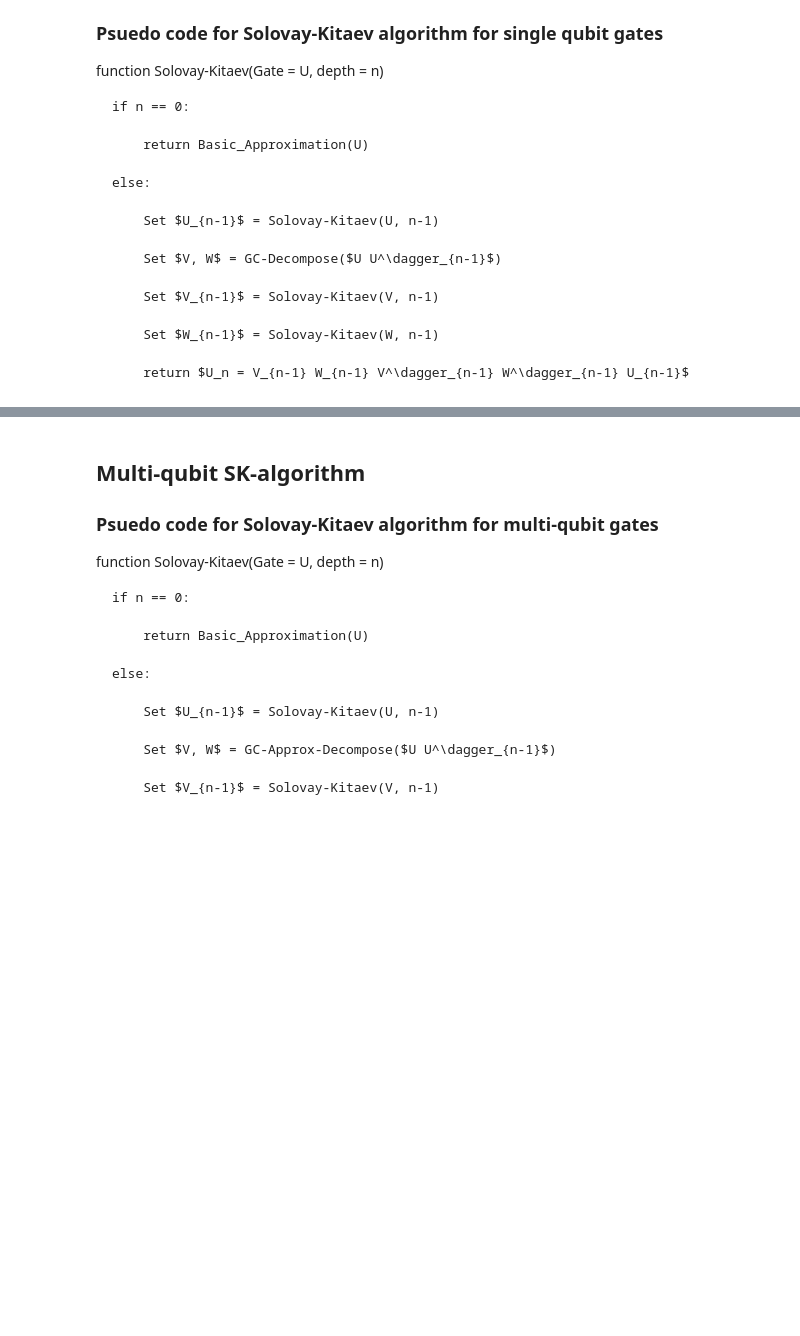
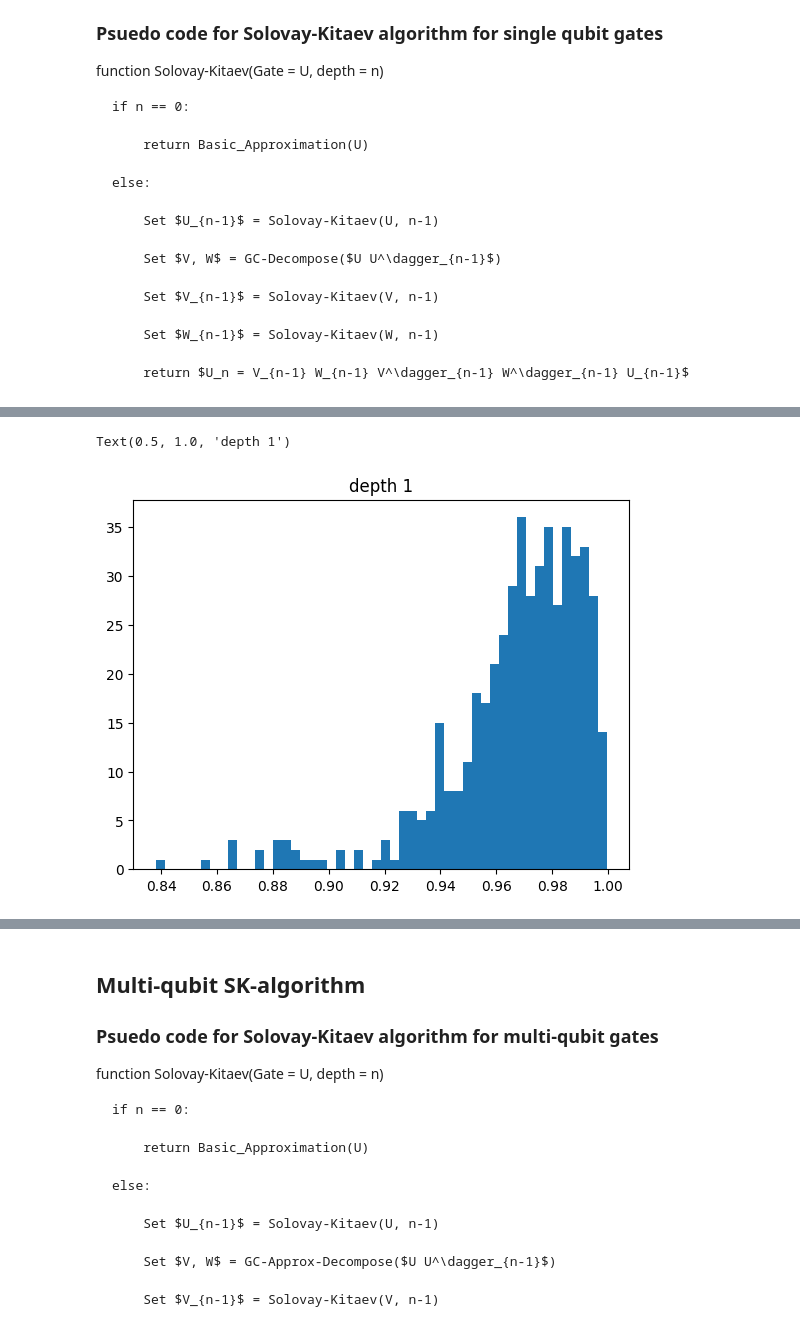
Before and after one commit to TonyDeng0514/Mathematica-codes-for-parastatistics, a Jupyter notebook: SK-decomposition.ipynb, the cells around one changed output, grey strips where cells are left out. Cells and saved outputs as stored; diff of their text form; code cells hidden in the pictures; blank space fills up the shorter version.

```diff
--- a/SK-decomposition.ipynb
+++ b/SK-decomposition.ipynb
@@ -342,0 +278,13 @@ Fidelity: 0.4590028777775623
+# %%
+# depth 1 fidelity histogram
+list_F = []
+for U in list_U:
+    skU = solovay_kitaevSU2(U, 1)
+    # dis = distance(U, skU)
+    F = average_gate_fidelity(U, skU)
+    list_F += [F]
+plt.hist(list_F, bins = 50);
+plt.title("depth 1")
+# %% [output]
+Text(0.5, 1.0, 'depth 1')
+[figure, added]
```
Also changed, not shown: parts of 21 cells of this notebook, 1 other file.
